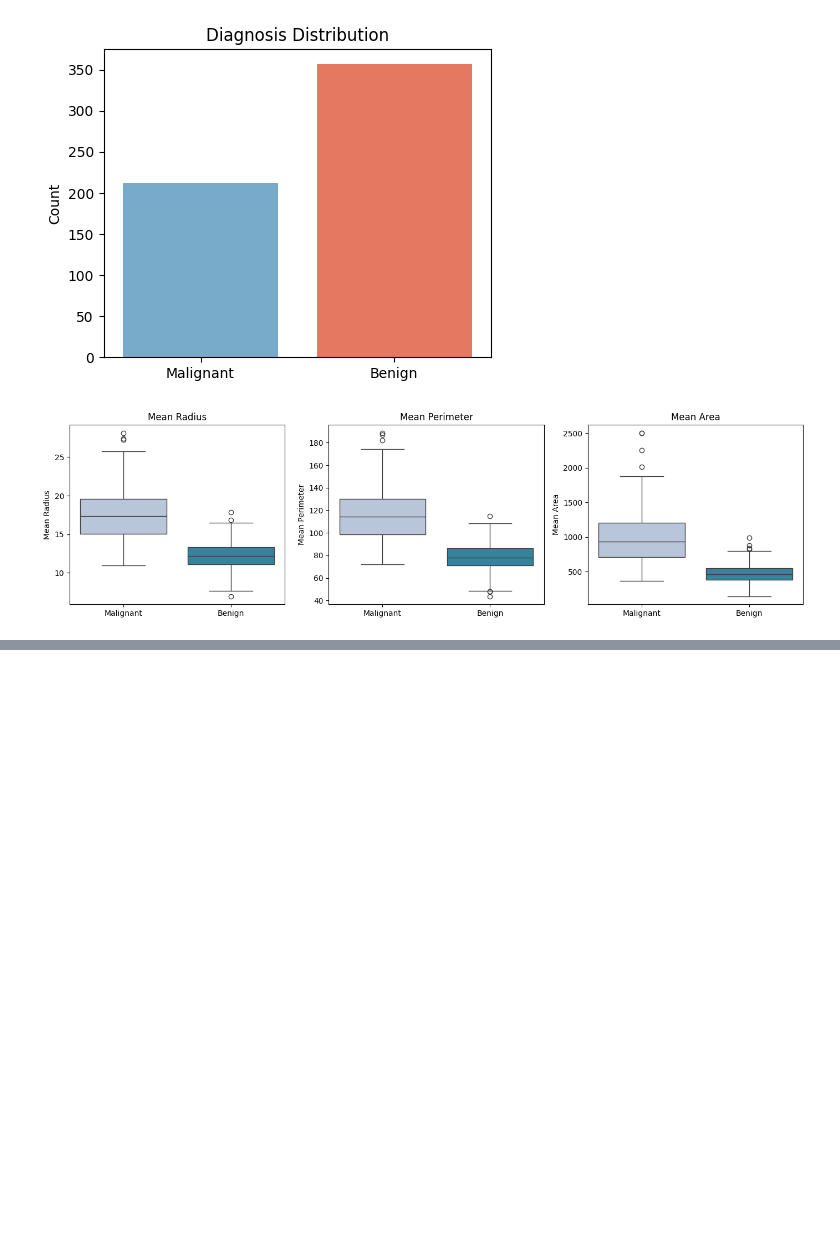
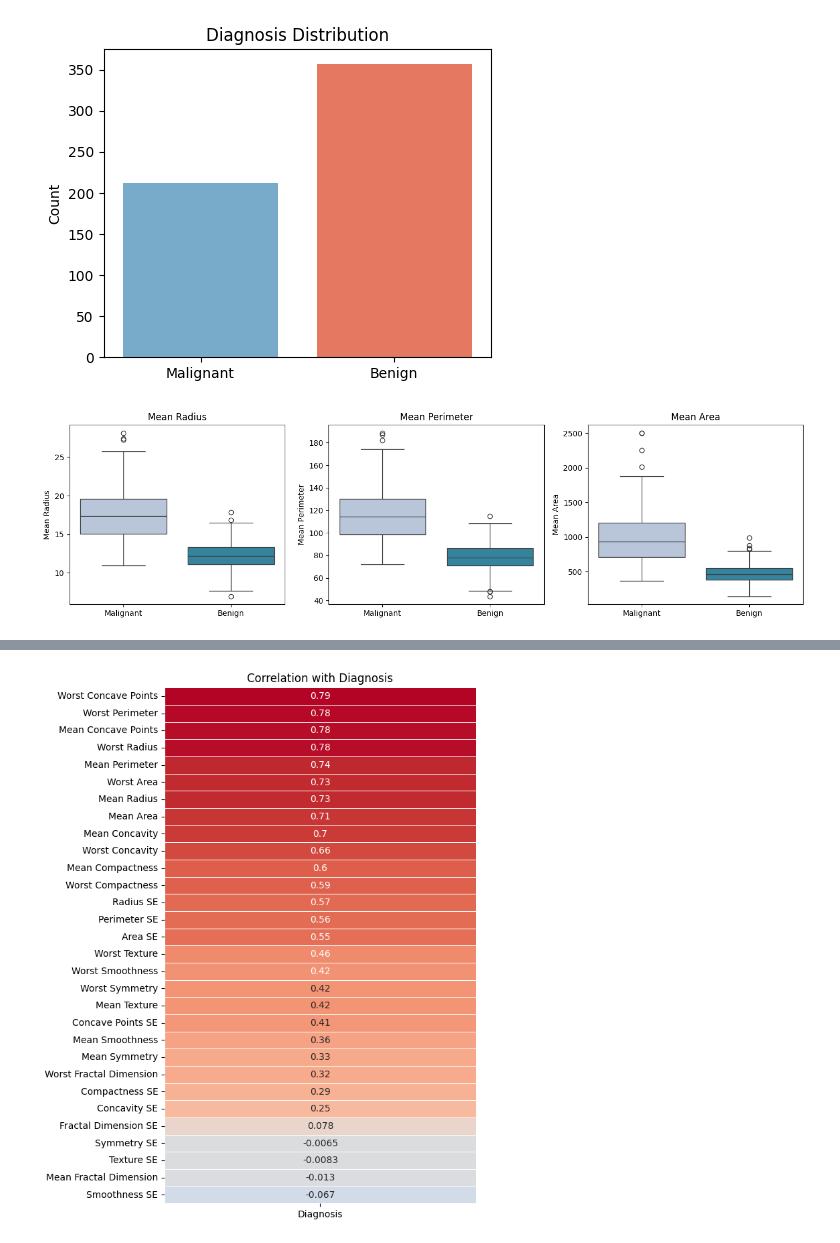
Before and after one commit to haricharnbytes/breast_cancer, a Jupyter notebook: breast_cancer.ipynb, the cells around one changed output, grey strips where cells are left out. Saved outputs shown, nothing was run; the diff lists cells and outputs as text; code cells hidden in the pictures; blank space fills up the shorter version.

```diff
--- a/breast_cancer.ipynb
+++ b/breast_cancer.ipynb
@@ -112,0 +180,28 @@ plt.show()
+# %%
+df_corr = df.copy()
+
+df_corr["Diagnosis"] = df_corr["Diagnosis"].map({
+    "Benign": 0,
+    "Malignant": 1
+})
+
+corr_matrix = df_corr.drop("ID", axis=1).corr()
+
+diag_corr = (
+    corr_matrix["Diagnosis"]
+    .drop("Diagnosis")
+    .sort_values(ascending=False))
+
+plt.figure(figsize=(6,10))
+sns.heatmap(
+    diag_corr.to_frame(),
+    annot=True,
+    cmap="coolwarm",
+    center=0,
+    linewidths=0.4,
+    cbar=False
+)
+plt.title("Correlation with Diagnosis")
+plt.show()
+# %% [output]
+[figure, added]
```
Also changed, not shown: parts of 3 cells of this notebook.
